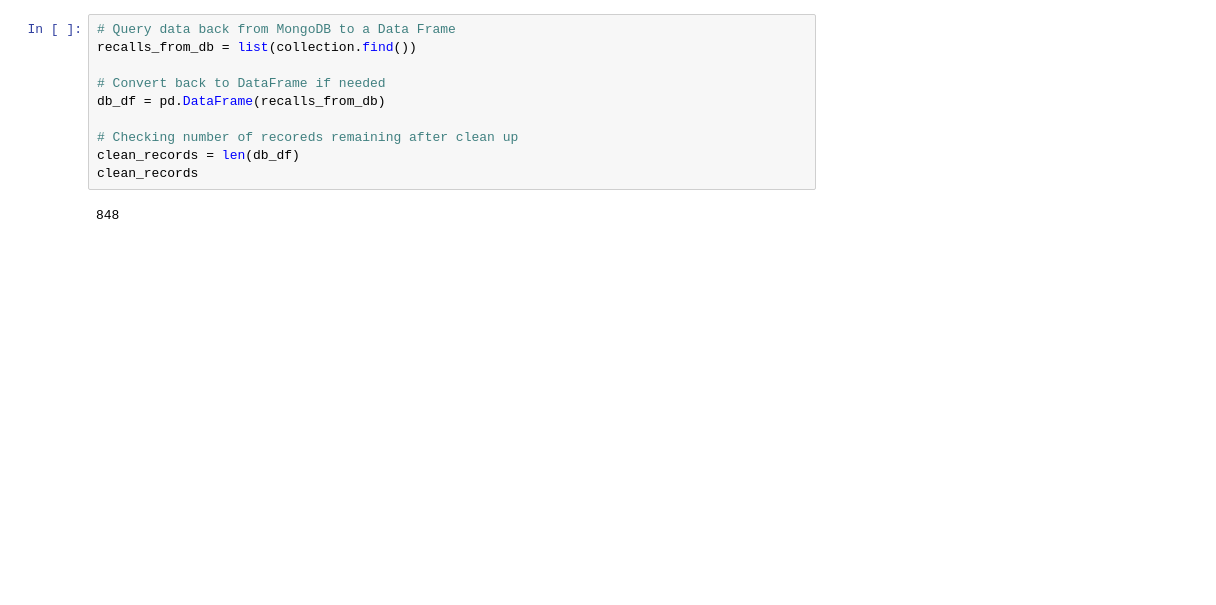
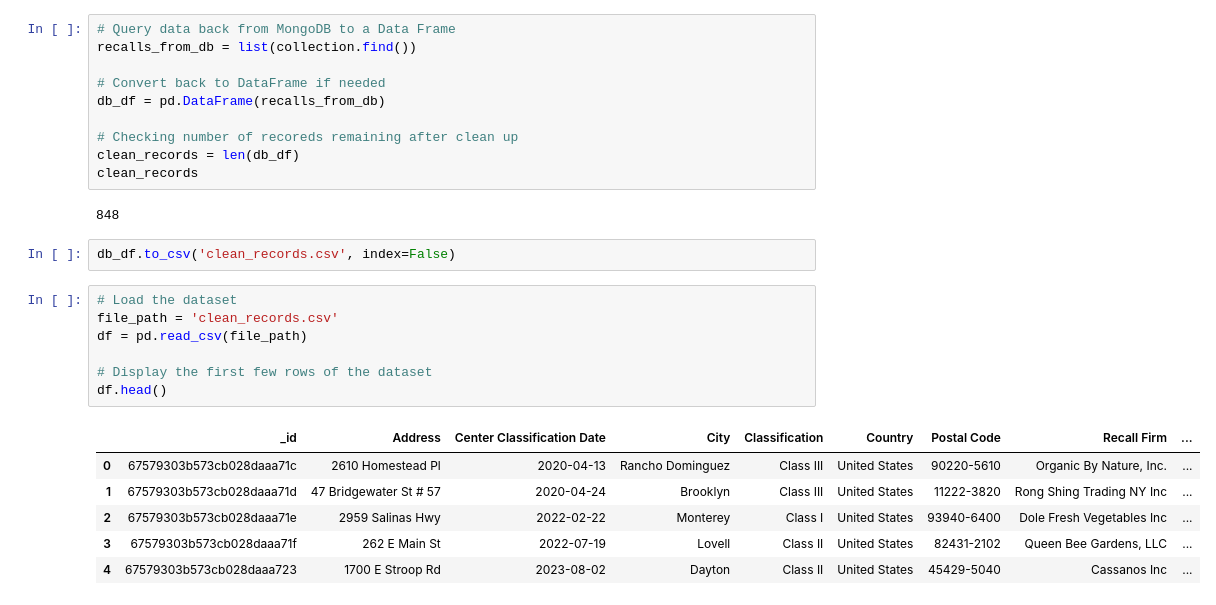
Before and after one commit to manueljgalvan/Project_4, a Jupyter notebook: FDARecall.ipynb, the cells around one changed output. Drawn from its saved outputs; the diff is of its cells as text; blank space fills up the shorter version.

```diff
--- a/FDARecall.ipynb
+++ b/FDARecall.ipynb
@@ -158,3 +155,19 @@ clean_records = len(db_df)
 clean_records
 # %% [output]
 848
+# %%
+db_df.to_csv('clean_records.csv', index=False)
+# %%
+# Load the dataset
+file_path = 'clean_records.csv'
+df = pd.read_csv(file_path)
+
+# Display the first few rows of the dataset
+df.head()
+# %% [output]
+|  | _id | Address | Center Classification Date | City | Classification | Country | Postal Code | Recall Firm | ... |
+| 0 | 67579303b573cb028daaa71c | 2610 Homestead Pl | 2020-04-13 | Rancho Dominguez | Class III | United States | 90220-5610 | Organic By Nature, Inc. | ... |
+| 1 | 67579303b573cb028daaa71d | 47 Bridgewater St # 57 | 2020-04-24 | Brooklyn | Class III | United States | 11222-3820 | Rong Shing Trading NY Inc | ... |
+| 2 | 67579303b573cb028daaa71e | 2959 Salinas Hwy | 2022-02-22 | Monterey | Class I | United States | 93940-6400 | Dole Fresh Vegetables Inc | ... |
+| 3 | 67579303b573cb028daaa71f | 262 E Main St | 2022-07-19 | Lovell | Class II | United States | 82431-2102 | Queen Bee Gardens, LLC | ... |
+| 4 | 67579303b573cb028daaa723 | 1700 E Stroop Rd | 2023-08-02 | Dayton | Class II | United States | 45429-5040 | Cassanos Inc | ... |
```
Also changed, not shown: parts of 8 cells of this notebook, 1 other file.
